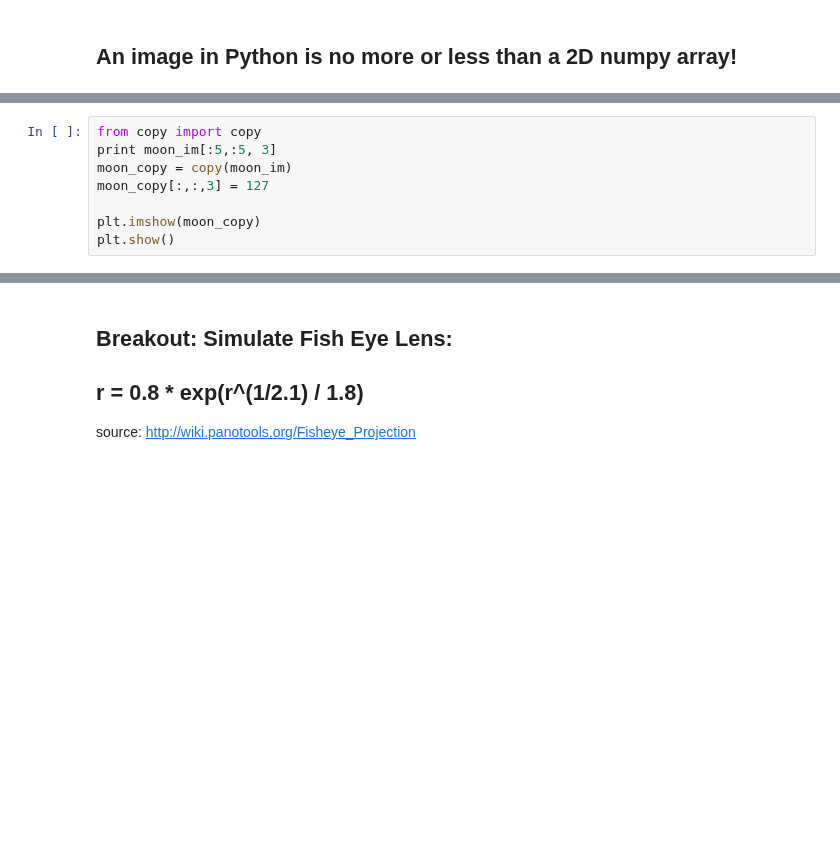
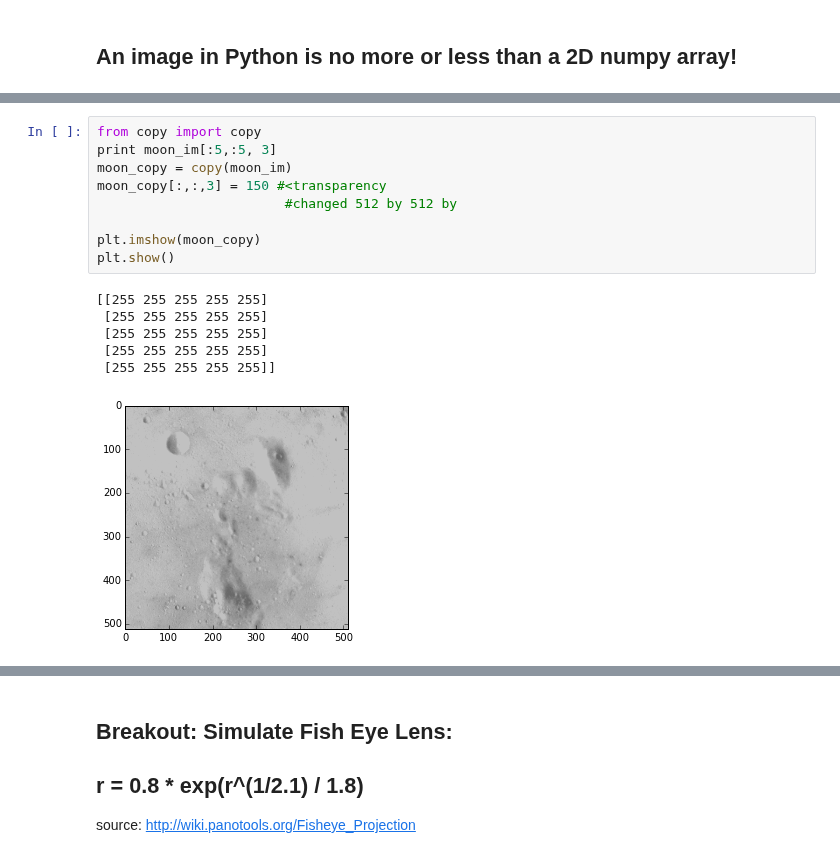
Before and after one commit to COMPPHYS-TTRAN/comp-phys, a Jupyter notebook: comp-phys-wk11-day2.ipynb, the cells around one changed output, grey strips where cells are left out. Cells and saved outputs as stored; diff of their text form; blank space fills up the shorter version.

```diff
--- a/comp-phys-wk11-day2.ipynb
+++ b/comp-phys-wk11-day2.ipynb
@@ -27,11 +30,19 @@ plt.show()
 # %%
 from copy import copy
 print moon_im[:5,:5, 3]
 moon_copy = copy(moon_im)
-moon_copy[:,:,3] = 127
+moon_copy[:,:,3] = 150 #<transparency
+                        #changed 512 by 512 by
 
 plt.imshow(moon_copy)
 plt.show()
+# %% [output]
+[[255 255 255 255 255]
+ [255 255 255 255 255]
+ [255 255 255 255 255]
+ [255 255 255 255 255]
+ [255 255 255 255 255]]
+[figure, added]
 # %%
 '''
 Let's pick one channel, say R
```
Also changed, not shown: parts of 8 cells of this notebook.
